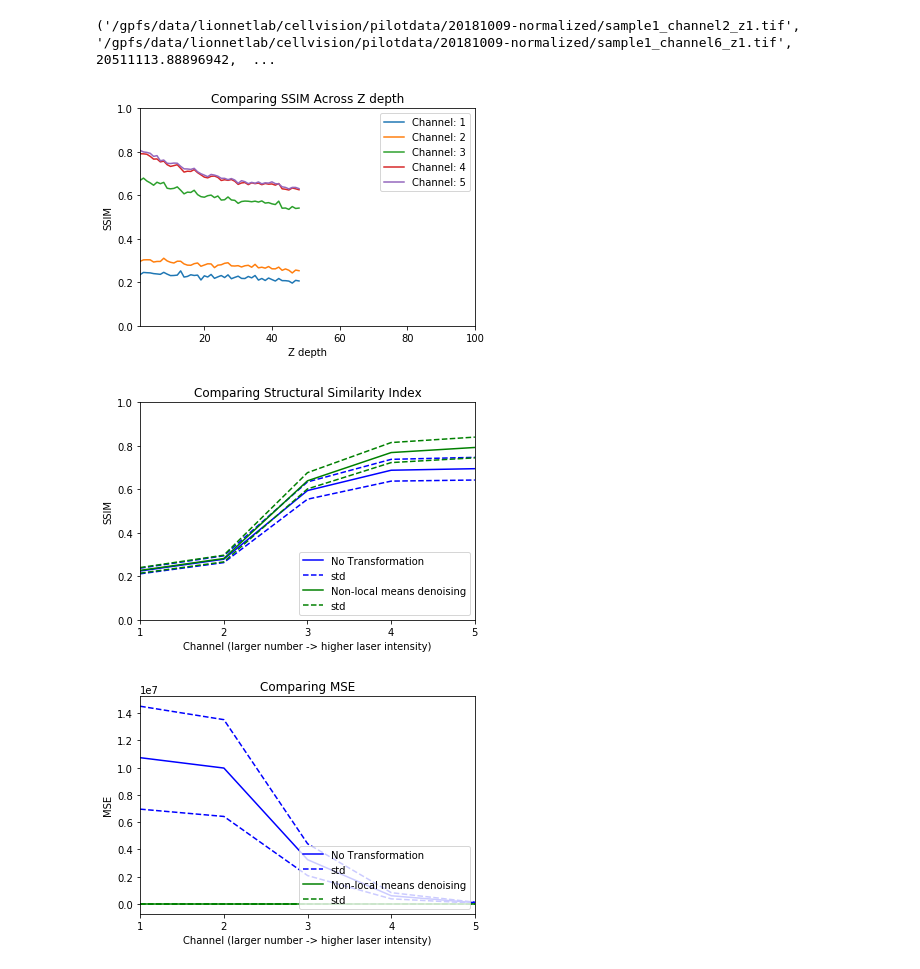
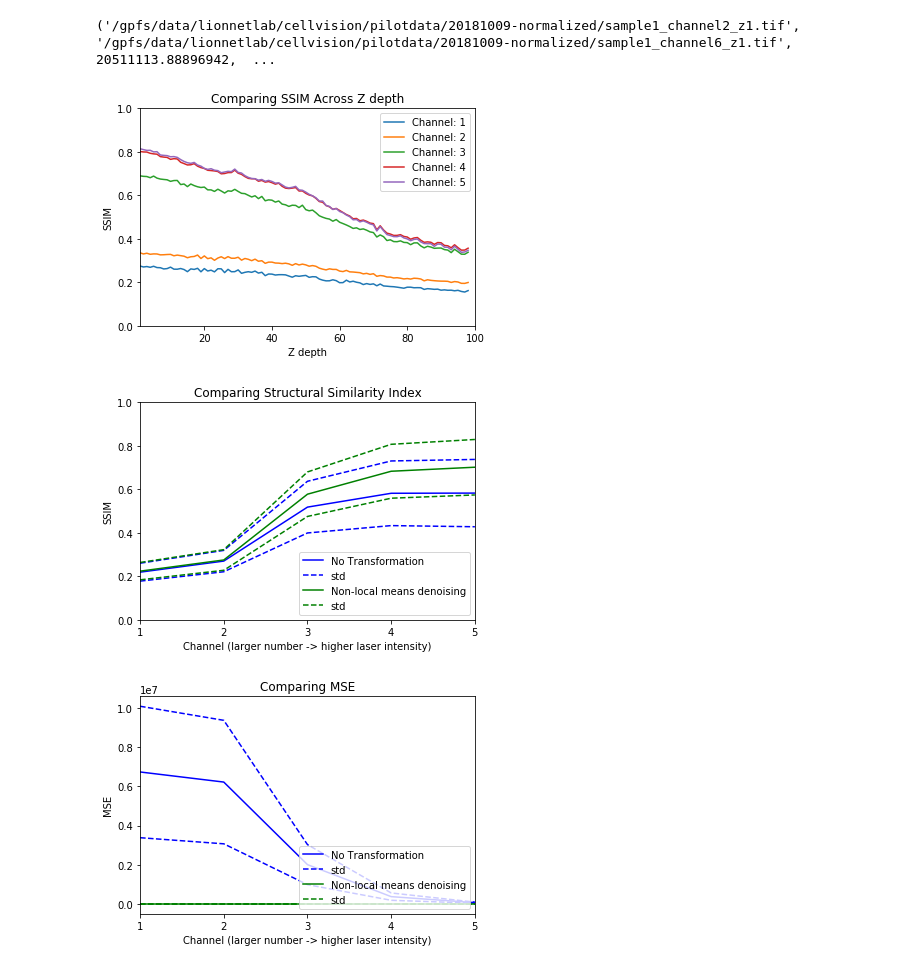
Before and after one commit to NYU-CDS-Capstone-Project/CellVision, a Jupyter notebook: notebooks/non_local_means_comparison.ipynb, the cells around one changed output. Saved outputs shown, nothing was run; the diff lists cells and outputs as text; code cells hidden in the pictures.

```diff
--- a/notebooks/non_local_means_comparison.ipynb
+++ b/notebooks/non_local_means_comparison.ipynb
@@ -168,7 +171,7 @@ for key, val in z_means_idx2.items():
 # print(z_means_idx2)
 # print(metrics_tracker)
 # Comparing Structural Similarity Index for denoising
-MAX_DEPTH = 49
+MAX_DEPTH = 99
 for i in range(1,6):
     channel_z_means = []
     for y in range(1,MAX_DEPTH):
@@ -228,36 +231,36 @@ plt.plot(list(range(1, 6)),
          [sum(x) for x in zip(metrics_tracker['mse_means'], metrics_tracker['mse_stds'])],
          label="std",
          linestyle='--',
          color='blue')
 plt.plot(list(range(1, 6)),
          [x[0] - x[1] for x in zip(metrics_tracker['mse_means'], metrics_tracker['mse_stds'])],
          linestyle='--',
          color='blue')
 
 plt.plot(list(range(1, 6)), metrics_tracker['mse_means_dn'], label="Non-local means denoising", color='green')
 plt.plot(list(range(1, 6)),
          [sum(x) for x in zip(metrics_tracker['mse_means_dn'], metrics_tracker['mse_stds_dn'])],
          label="std",
          linestyle='--',
          color='green')
 plt.plot(list(range(1, 6)),
          [x[0] - x[1] for x in zip(metrics_tracker['mse_means_dn'], metrics_tracker['mse_stds_dn'])],
          linestyle='--',
          color='green')
 
 plt.title('Comparing MSE')
 plt.legend(loc = 'lower right')
 # plt.ylim([0, 1])
 plt.xlim([1, 5])
 plt.axes().set_xticks(list(range(1, 6)), minor=False)
 
 plt.ylabel('MSE')
 plt.xlabel('Channel (larger number -> higher laser intensity)')
 plt.show()
 # %% [output]
-[figure, old version]
+[figure, new version]
-[figure, old version]
+[figure, new version]
-[figure, old version]
+[figure, new version]
 # %%
 # path_to_data = '/gpfs/data/lionnetlab/cellvision/pilotdata/20181009/test data_1_MMStack_Undefined1.ome.tif'
 path_to_data = '/gpfs/data/lionnetlab/cellvision/pilotdata/20181009-normalized/sample28_channel1_z12.tif'
```
Also changed, not shown: parts of 2 cells of this notebook.
